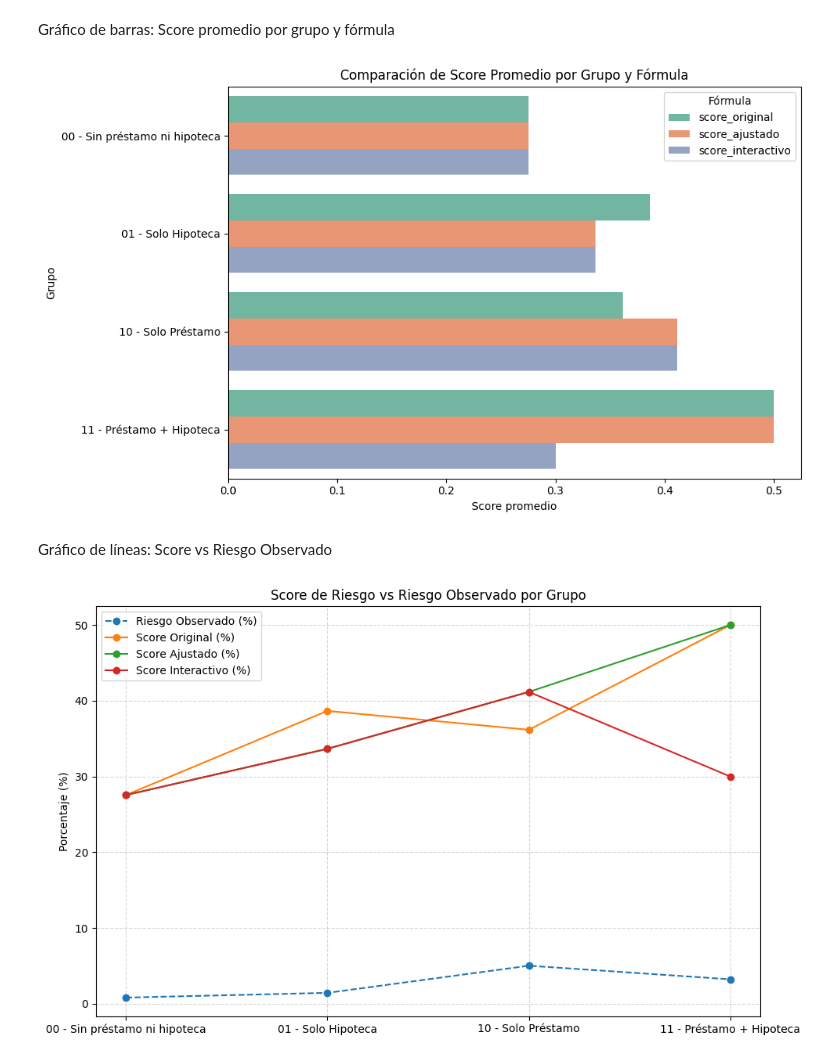
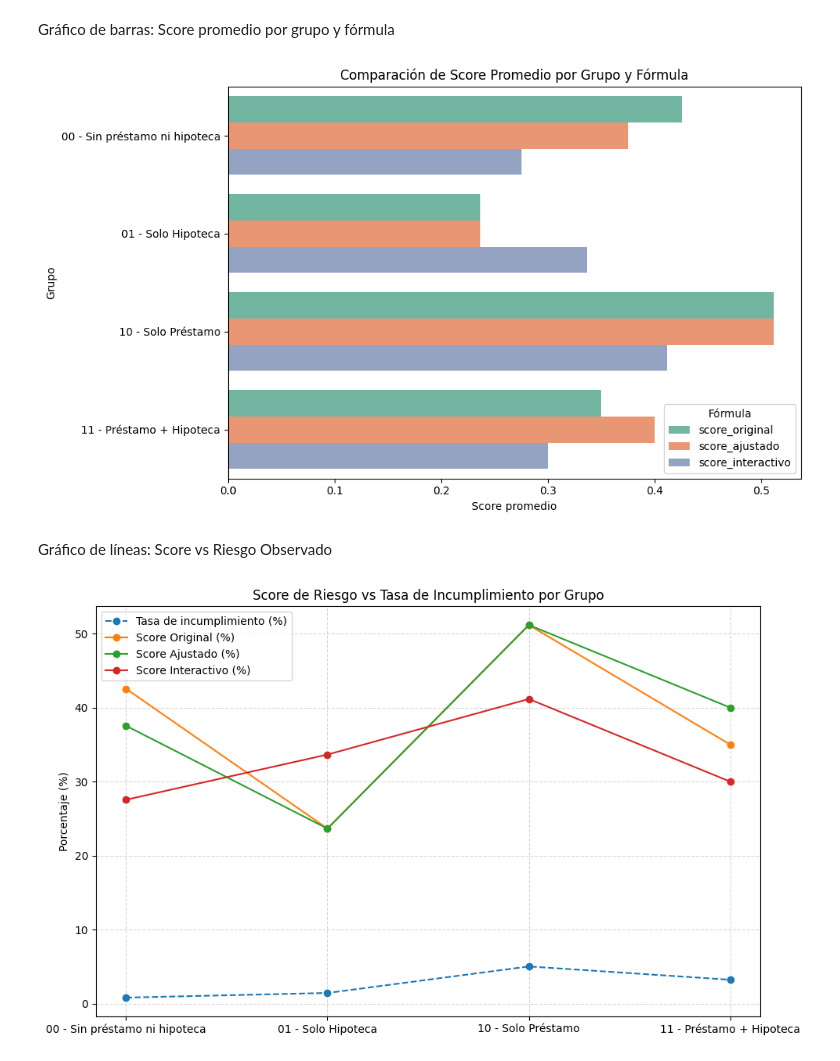
Before and after one commit to Lambda-14/Sim-Empresa, a Jupyter notebook: Equip_16/Borrador/Finanzas y riesgo crediticio/banca_22.09_finanzas_graficos.ipynb, the cells around one changed output. Drawn from its saved outputs; the diff is of its cells as text; code cells hidden in the pictures.

```diff
--- a/Equip_16/Borrador/Finanzas y riesgo crediticio/banca_22.09_finanzas_graficos.ipynb
+++ b/Equip_16/Borrador/Finanzas y riesgo crediticio/banca_22.09_finanzas_graficos.ipynb
@@ -47,6 +47,9 @@ df['Grupo'] = df.apply(lambda row:
                        '10 - Solo Préstamo' if row['loan'] == 'yes' and row['housing'] == 'no' else
                        '11 - Préstamo + Hipoteca', axis=1)
 # %%
+import matplotlib.pyplot as plt
+import pandas as pd
+
 # Agregamos estadísticas por grupo
 saldos_stats = df.groupby('Grupo')['balance'].agg(['min', 'max', 'mean']).reset_index()
 
@@ -61,6 +64,9 @@ for i, row in saldos_stats.iterrows():
     plt.plot([row['min'], row['max']], [i, i], color='gray', linewidth=2)
     plt.scatter(row['mean'], i, color='blue', label='Media' if i == 0 else "", zorder=5)
 
+    # Mostrar el valor de la media al lado del punto
+    plt.text(row['mean'], i + 0.05, f"{row['mean']:.1f} €", ha='center', va='bottom', fontsize=9, color='blue')
+
 plt.yticks(range(len(saldos_stats)), saldos_stats['Grupo'])
 plt.xlabel('Saldo (€)')
 plt.title('Rango de Saldos (mín - máx) y Media por Grupo')
@@ -155,7 +161,7 @@ df['score_original'] = (
     0.40 * df['Grupo de saldo'] +
     0.25 * df['default_bin'] +
     0.15 * df['loan_bin'] +
-    0.15 * df['housing_bin'] +
+    0.15 * (1 - df['housing_bin']) +
     0.05 * df['deposit_bin']
 )
 # %% [markdown]
@@ -165,7 +171,7 @@ df['score_ajustado'] = (
     0.40 * df['Grupo de saldo'] +
     0.25 * df['default_bin'] +
     0.20 * df['loan_bin'] +
-    0.10 * df['housing_bin'] +
+    0.10 * (1 - df['housing_bin']) +
     0.05 * df['deposit_bin']
 )
 # %% [markdown]
@@ -219,21 +225,21 @@ plt.title('Comparación de Score Promedio por Grupo y Fórmula')
 plt.tight_layout()
 plt.show()
 # %% [output]
-[figure, old version]
+[figure, new version]
 # %% [markdown]
 Gráfico de líneas: Score vs Riesgo Observado
 # %%
 plt.figure(figsize=(10,6))
-plt.plot(tabla['Grupo'], tabla['riesgo_observado'], label='Riesgo Observado (%)', marker='o', linestyle='--')
+plt.plot(tabla['Grupo'], tabla['riesgo_observado'], label='Tasa de incumplimiento (%)', marker='o', linestyle='--')
 plt.plot(tabla['Grupo'], tabla['score_original'] * 100, label='Score Original (%)', marker='o')
 plt.plot(tabla['Grupo'], tabla['score_ajustado'] * 100, label='Score Ajustado (%)', marker='o')
 plt.plot(tabla['Grupo'], tabla['score_interactivo'] * 100, label='Score Interactivo (%)', marker='o')
 
 plt.ylabel('Porcentaje (%)')
-plt.title('Score de Riesgo vs Riesgo Observado por Grupo')
+plt.title('Score de Riesgo vs Tasa de Incumplimiento por Grupo')
 plt.legend()
 plt.grid(True, linestyle='--', alpha=0.5)
 plt.tight_layout()
 plt.show()
 # %% [output]
-[figure, old version]
+[figure, new version]
```
Also changed, not shown: parts of 1 cell of this notebook, 3 other files.
